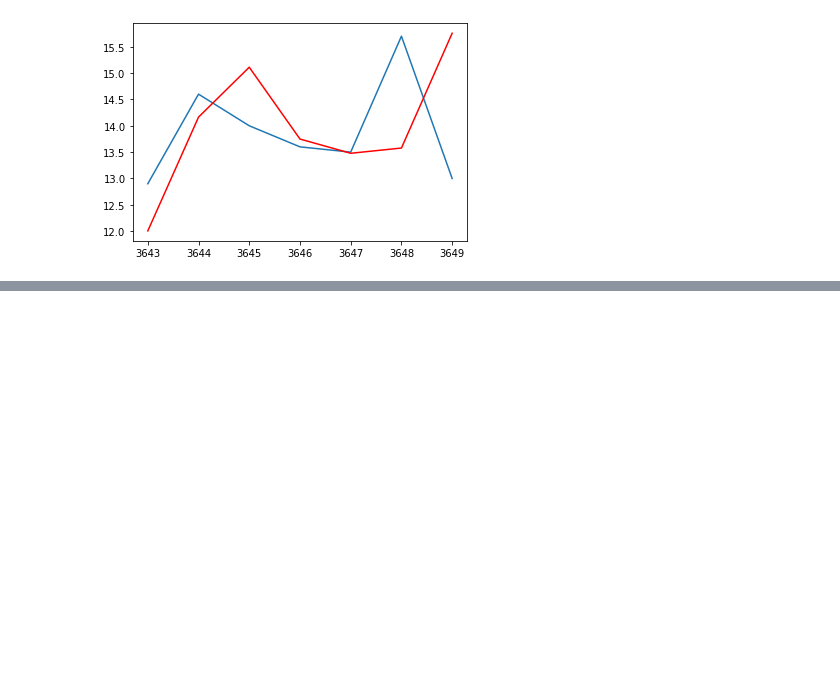
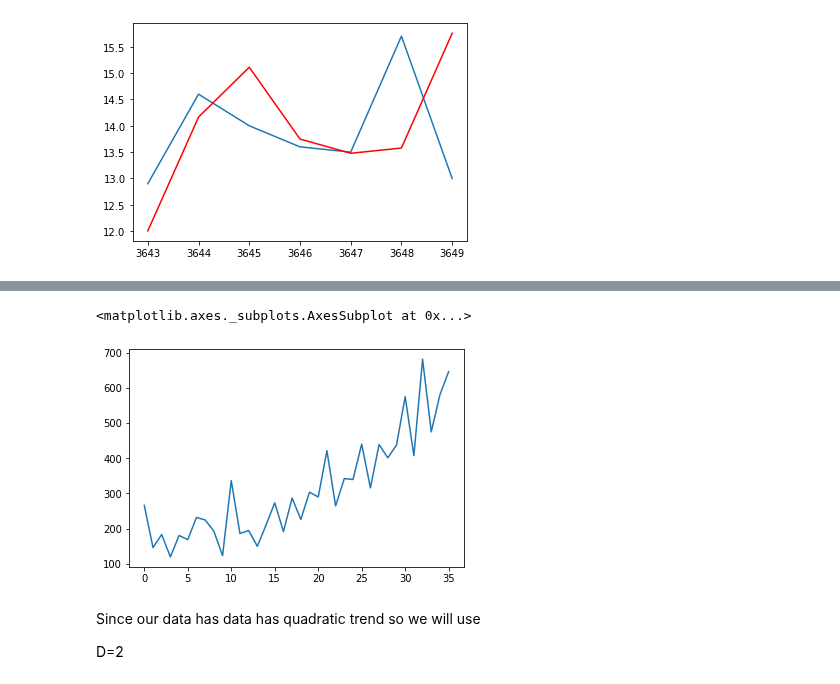
Before and after one commit to anmol0720/Time-Series-Forcasting, a Jupyter notebook: Time_Series_Analysis_and_Forcasting.ipynb, the cells around one changed output, grey strips where cells are left out. Saved outputs shown, nothing was run; the diff lists cells and outputs as text; code cells hidden in the pictures; blank space fills up the shorter version.

Commit message:
Preparing our Data

```diff
--- a/Time_Series_Analysis_and_Forcasting.ipynb
+++ b/Time_Series_Analysis_and_Forcasting.ipynb
@@ -1025,0 +1028,2 @@ pyplot.plot(predictions,color='red')
+# %%
+df=pd.read_csv("shampoo.csv",header=0,parse_dates=[0])
@@ -1025,0 +1039,9 @@ pyplot.plot(predictions,color='red')
+# %%
+df['Sales'].plot()
+# %% [output]
+<matplotlib.axes._subplots.AxesSubplot at 0x...>
+[figure, added]
+# %% [markdown]
+Since our data has data has quadratic trend so we will use
+
+D=2
```
Also changed, not shown: parts of 2 cells of this notebook.
